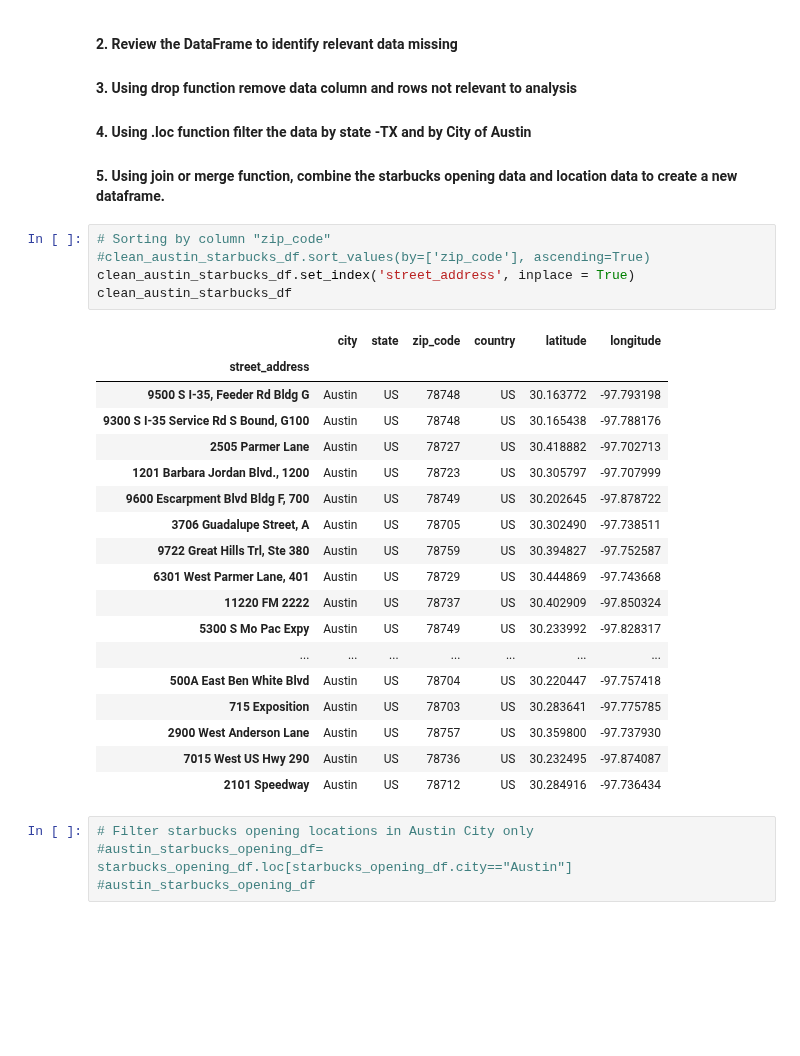
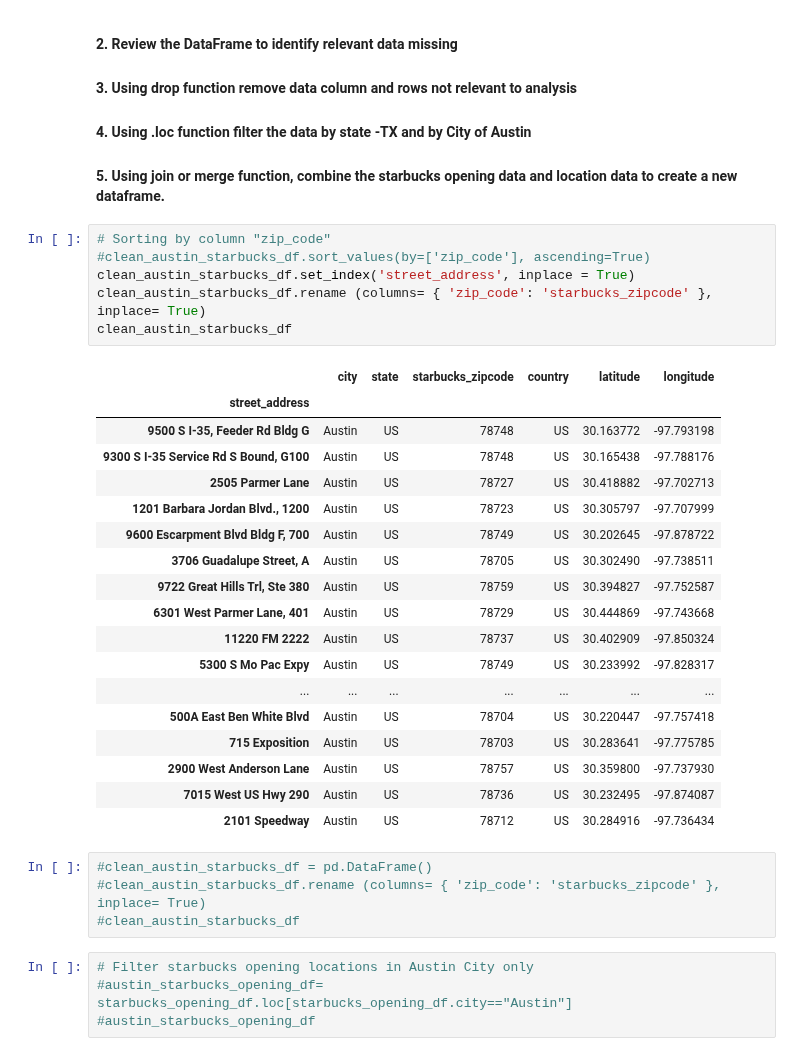
Before and after one commit to EGeorge2021r/Fintech5Falcons, a Jupyter notebook: Resources/project1eg_estate_data.ipynb, the cells around one changed output. Drawn from its saved outputs; the diff is of its cells as text; blank space fills up the shorter version.

```diff
--- a/Resources/project1eg_estate_data.ipynb
+++ b/Resources/project1eg_estate_data.ipynb
@@ -287,10 +284,11 @@ clean_austin_starbucks_df.tail()
 # %%
 # Sorting by column "zip_code"
 #clean_austin_starbucks_df.sort_values(by=['zip_code'], ascending=True)
 clean_austin_starbucks_df.set_index('street_address', inplace = True)
+clean_austin_starbucks_df.rename (columns= { 'zip_code': 'starbucks_zipcode' }, inplace= True)
 clean_austin_starbucks_df
 # %% [output]
-|  | city | state | zip_code | country | latitude | longitude |
+|  | city | state | starbucks_zipcode | country | latitude | longitude |
 | street_address |  |  |  |  |  |  |
 | 9500 S I-35, Feeder Rd Bldg G | Austin | US | 78748 | US | 30.163772 | -97.793198 |
 | 9300 S I-35 Service Rd S Bound, G100 | Austin | US | 78748 | US | 30.165438 | -97.788176 |
@@ -308,6 +306,10 @@ clean_austin_starbucks_df
 | 2900 West Anderson Lane | Austin | US | 78757 | US | 30.359800 | -97.737930 |
 | 7015 West US Hwy 290 | Austin | US | 78736 | US | 30.232495 | -97.874087 |
 | 2101 Speedway | Austin | US | 78712 | US | 30.284916 | -97.736434 |
+# %%
+#clean_austin_starbucks_df = pd.DataFrame()
+#clean_austin_starbucks_df.rename (columns= { 'zip_code': 'starbucks_zipcode' }, inplace= True)
+#clean_austin_starbucks_df
 # %%
 # Filter starbucks opening locations in Austin City only
 #austin_starbucks_opening_df= starbucks_opening_df.loc[starbucks_opening_df.city=="Austin"]
```
Also changed, not shown: parts of 9 cells of this notebook.
